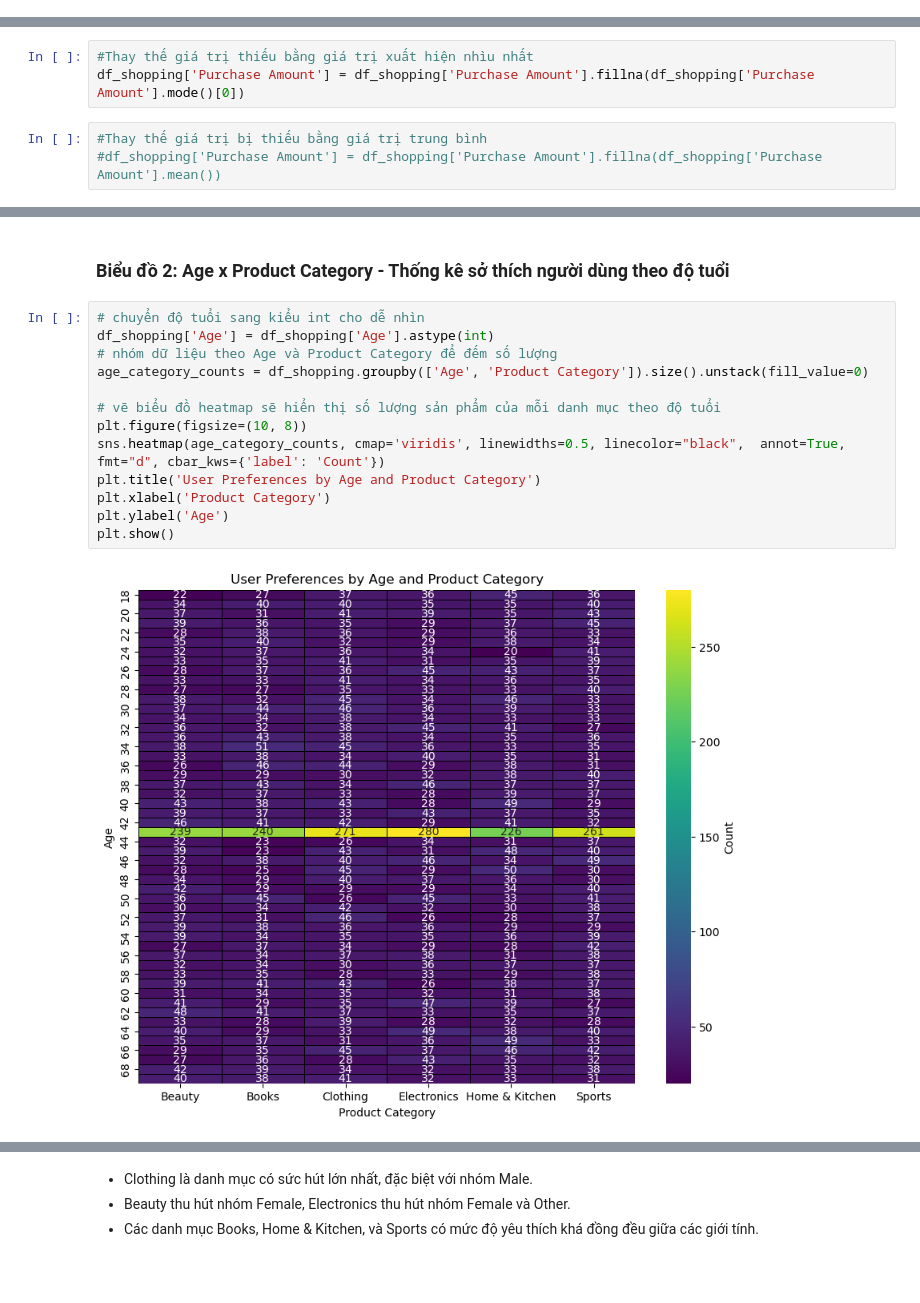
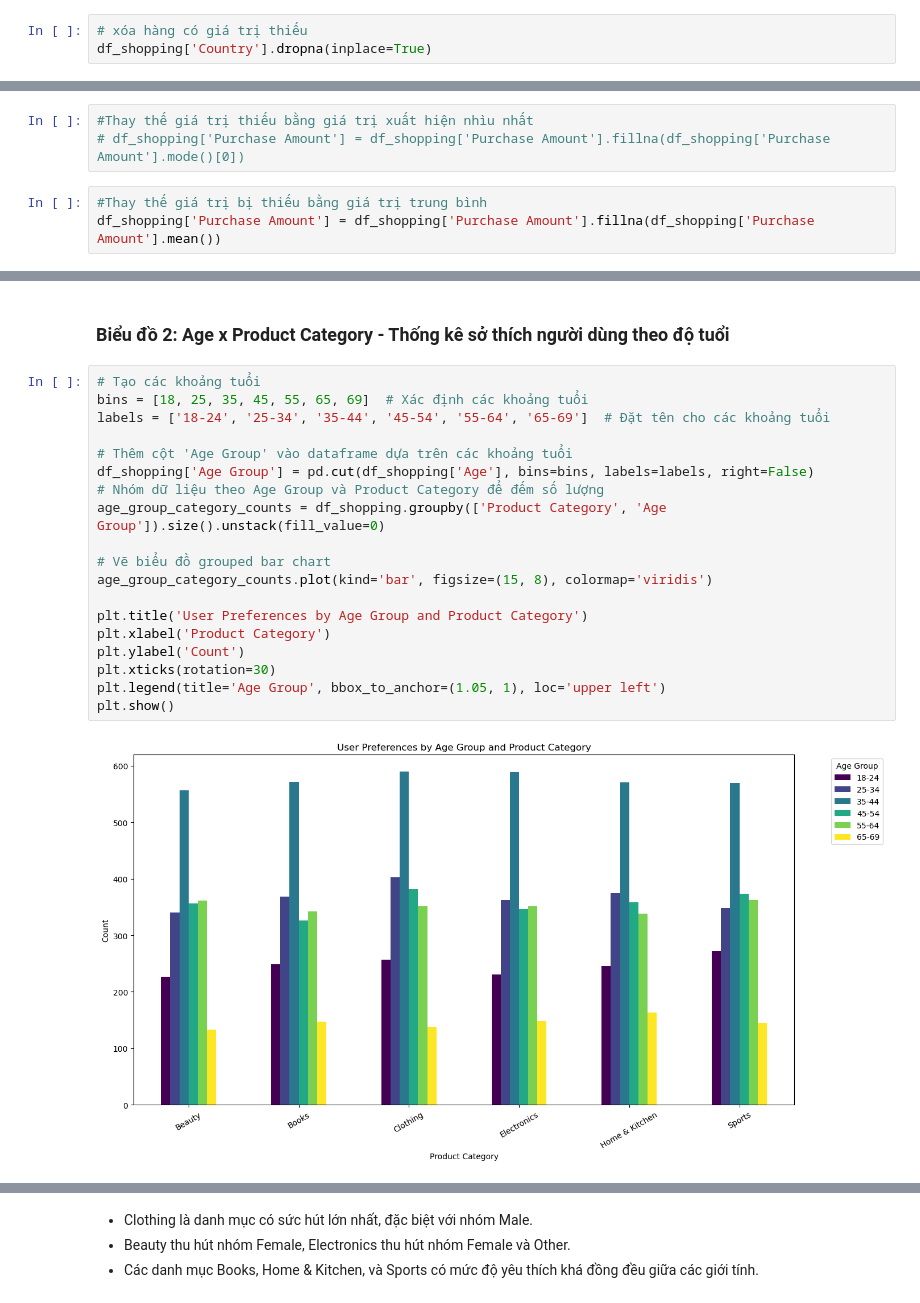
Before and after one commit to VanhHoang/streamlit_web, a Jupyter notebook: Streamlit_ Matplotlib.ipynb, the cells around one changed output, grey strips where cells are left out. Saved outputs shown, nothing was run; the diff lists cells and outputs as text; blank space fills up the shorter version.

```diff
--- a/Streamlit_ Matplotlib.ipynb
+++ b/Streamlit_ Matplotlib.ipynb
@@ -250,5 +260,8 @@ df_shopping['Age'] = df_shopping['Age'].fillna(df_shopping['Age'].mean())
 df_shopping = df_shopping.dropna(subset=['Gender'])
 # %% [markdown]
 ### Xử lý thuộc tính Country
+# %%
+# xóa hàng có giá trị thiếu
+df_shopping['Country'].dropna(inplace=True)
 # %% [markdown]
 ### Xử lý thuộc tính Purchase Amount
@@ -259,9 +268,9 @@ df_shopping["Purchase Amount"].isnull().sum()
 # %%
 #Thay thế giá trị thiếu bằng giá trị xuất hiện nhìu nhất
-df_shopping['Purchase Amount'] = df_shopping['Purchase Amount'].fillna(df_shopping['Purchase Amount'].mode()[0])
+# df_shopping['Purchase Amount'] = df_shopping['Purchase Amount'].fillna(df_shopping['Purchase Amount'].mode()[0])
 # %%
 #Thay thế giá trị bị thiếu bằng giá trị trung bình
-#df_shopping['Purchase Amount'] = df_shopping['Purchase Amount'].fillna(df_shopping['Purchase Amount'].mean())
+df_shopping['Purchase Amount'] = df_shopping['Purchase Amount'].fillna(df_shopping['Purchase Amount'].mean())
 # %% [markdown]
 ### Xử lý thuộc tính Purchase Date
 # %%
@@ -352,18 +361,24 @@ plt.show()
 # %% [markdown]
 ### Biểu đồ 2: Age x Product Category - Thống kê sở thích người dùng theo độ tuổi
 # %%
-# chuyển độ tuổi sang kiểu int cho dễ nhìn
-df_shopping['Age'] = df_shopping['Age'].astype(int)
-# nhóm dữ liệu theo Age và Product Category để đếm số lượng
-age_category_counts = df_shopping.groupby(['Age', 'Product Category']).size().unstack(fill_value=0)
+# Tạo các khoảng tuổi
+bins = [18, 25, 35, 45, 55, 65, 69]  # Xác định các khoảng tuổi
+labels = ['18-24', '25-34', '35-44', '45-54', '55-64', '65-69']  # Đặt tên cho các khoảng tuổi
 
-# vẽ biểu đồ heatmap sẽ hiển thị số lượng sản phẩm của mỗi danh mục theo độ tuổi
-plt.figure(figsize=(10, 8))
-sns.heatmap(age_category_counts, cmap='viridis', linewidths=0.5, linecolor="black",  annot=True, fmt="d", cbar_kws={'label': 'Count'})
-plt.title('User Preferences by Age and Product Category')
+# Thêm cột 'Age Group' vào dataframe dựa trên các khoảng tuổi
+df_shopping['Age Group'] = pd.cut(df_shopping['Age'], bins=bins, labels=labels, right=False)
+# Nhóm dữ liệu theo Age Group và Product Category để đếm số lượng
+age_group_category_counts = df_shopping.groupby(['Product Category', 'Age Group']).size().unstack(fill_value=0)
+
+# Vẽ biểu đồ grouped bar chart
+age_group_category_counts.plot(kind='bar', figsize=(15, 8), colormap='viridis')
+
+plt.title('User Preferences by Age Group and Product Category')
 plt.xlabel('Product Category')
-plt.ylabel('Age')
+plt.ylabel('Count')
+plt.xticks(rotation=30)
+plt.legend(title='Age Group', bbox_to_anchor=(1.05, 1), loc='upper left')
 plt.show()
 # %% [output]
-[figure, old version]
+[figure, new version]
 # %% [markdown]
```
Also changed, not shown: parts of 27 cells of this notebook.
